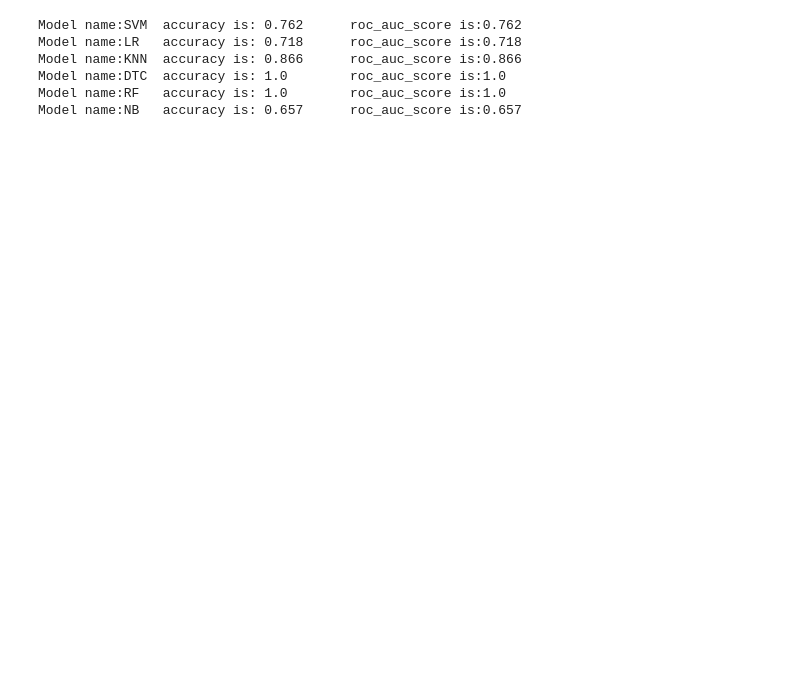
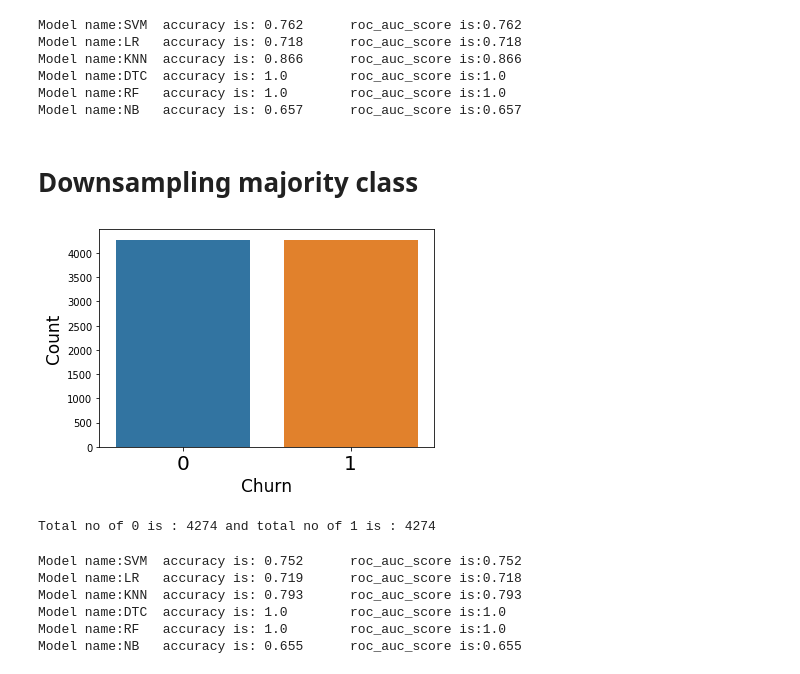
Before and after one commit to Debapriya-Mondal/Churn-Prediction, a Jupyter notebook: churn_prediction.ipynb, the cells around one changed output. Cells and saved outputs as stored; diff of their text form; code cells hidden in the pictures; blank space fills up the shorter version.

Commit message:
after performing downsampling

```diff
--- a/churn_prediction.ipynb
+++ b/churn_prediction.ipynb
@@ -867,3 +890,30 @@ Model name:KNN  accuracy is: 0.866      roc_auc_score is:0.866
 Model name:DTC  accuracy is: 1.0        roc_auc_score is:1.0
 Model name:RF   accuracy is: 1.0        roc_auc_score is:1.0
 Model name:NB   accuracy is: 0.657      roc_auc_score is:0.657
+# %% [markdown]
+# Downsampling majority class
+# %%
+# seperating minority and majority class
+df_minority = new_df[new_df['churn']==1]
+df_majority = new_df[new_df['churn']==0]
+
+#upsampling minority class
+df_majority_downsampled = resample(df_majority,
+                                replace = True,
+                                n_samples = len(df_minority),
+                                random_state=123)
+
+#combine majority class with upsampled minority class
+df_downsampled = pd.concat([df_minority,df_majority_downsampled])
+# %%
+#Display new class count
+sns.countplot(x=df_downsampled['churn'])
+plt.xticks(size=20)
+plt.xlabel('Churn',fontsize=17)
+plt.ylabel('Count', fontsize=17)
+plt.show()
+
+print(f'Total no of 0 is : {df_downsampled["churn"].value_counts()[0]} and total no of 1 is : {df_downsampled["churn"].value_counts()[1]}')
+# %% [output]
+[figure, added]
+Total no of 0 is : 4274 and total no of 1 is : 4274
@@ -869,0 +934,10 @@ Model name:NB   accuracy is: 0.657      roc_auc_score is:0.657
+# %%
+for model,acc,roc_auc in zip(models,accuracy,accuracy_prob):
+    print(f'Model name:{model[0]}\taccuracy is: {acc.round(3)}\troc_auc_score is:{roc_auc.round(3)}')
+# %% [output]
+Model name:SVM  accuracy is: 0.752      roc_auc_score is:0.752
+Model name:LR   accuracy is: 0.719      roc_auc_score is:0.718
+Model name:KNN  accuracy is: 0.793      roc_auc_score is:0.793
+Model name:DTC  accuracy is: 1.0        roc_auc_score is:1.0
+Model name:RF   accuracy is: 1.0        roc_auc_score is:1.0
+Model name:NB   accuracy is: 0.655      roc_auc_score is:0.655
```
Also changed, not shown: parts of 12 cells of this notebook.
